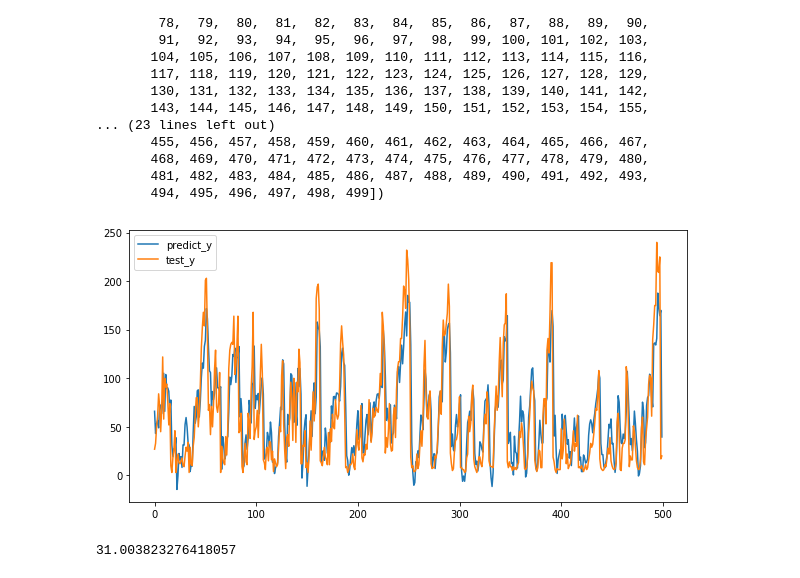
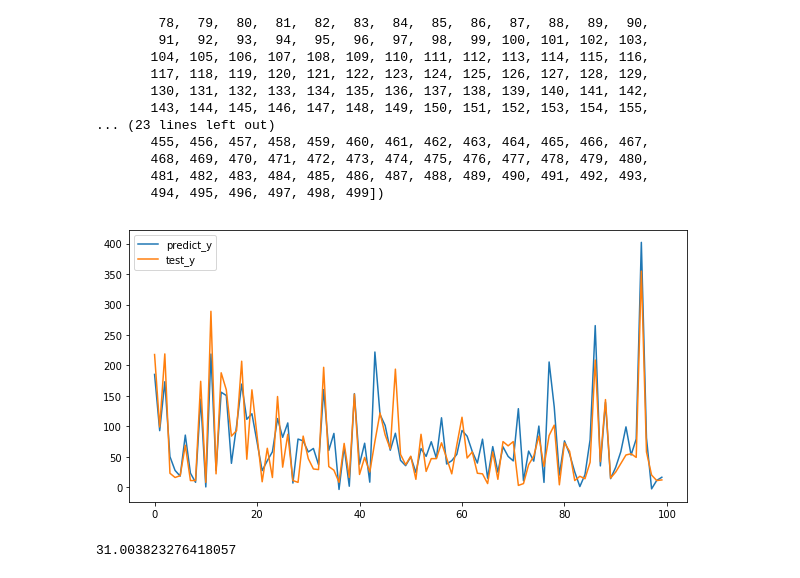
Before and after one commit to wukunkunhaha/Air-Quality, a Jupyter notebook: 大喵喵.ipynb, the cells around one changed output. Drawn from its saved outputs; the diff is of its cells as text; code cells hidden in the pictures.

```diff
--- a/大喵喵.ipynb
+++ b/大喵喵.ipynb
@@ -62,6 +64,6 @@ def series_to_supervised(data, n_in=1, n_out=1, dropnan=True):
         agg.dropna(inplace=True)
     return agg
 # %%
-data = series_to_supervised(raw_data,8,1)
+data = series_to_supervised(raw_data,4,1)
 data
 # %% [output]
@@ -101,8 +103,22 @@ array([[ 1.06000000e+02,  2.66158697e+02,  2.62942797e+02, ...,
          2.54549841e+02,  1.66780405e+00,  2.09833512e+00],
        [ 2.10000000e+02,  2.72112791e+02,  2.66937848e+02, ...,
          2.56682308e+02,  1.67204942e+00,  1.26804409e+00]])
-# %%
-n_train_samples = 1000
-n_test_samples = 500
-train = values[:n_train_samples, :]
-test = values[-n_test_samples:, :]
+# %%
+# n_train_samples = 1000
+# n_test_samples = 500
+# train = values[:n_train_samples, :]
+# test = values[-n_test_samples:, :]
+rmse_list = []
+for i in range(10):
+    train, test = train_test_split(values, test_size=0.2)
+    train_X = train[:, :20]
+    train_y = train[:,20]
+    test_X = test[:, :20]
+    test_y = test[:,20]
+    reg = linear_model.LinearRegression()
+    reg.fit(train_X, train_y)
+    y_predict = reg.predict(test_X)
+    m = mean_squared_error(y_predict, test_y)
+    RMSE = math.sqrt(m)
+    rmse_list.append(RMSE)
+print(np.mean(rmse_list))
@@ -192,12 +202,12 @@ array([  0,   1,   2,   3,   4,   5,   6,   7,   8,   9,  10,  11,  12,
        481, 482, 483, 484, 485, 486, 487, 488, 489, 490, 491, 492, 493,
        494, 495, 496, 497, 498, 499])
 # %%
-plt.plot(np.arange(len(y_predict)), y_predict, label = "predict_y")
-plt.plot(np.arange(len(y_predict)), test_y, label = "test_y")
+plt.plot(np.arange(len(y_predict[:100])), y_predict[:100], label = "predict_y")
+plt.plot(np.arange(len(y_predict[:100])), test_y[:100], label = "test_y")
 plt.legend()
 plt.show()
 # %% [output]
-[figure, old version]
+[figure, new version]
 # %%
 m = mean_squared_error(y_predict, test_y)
 # %%
```
Also changed, not shown: parts of 17 cells of this notebook.
